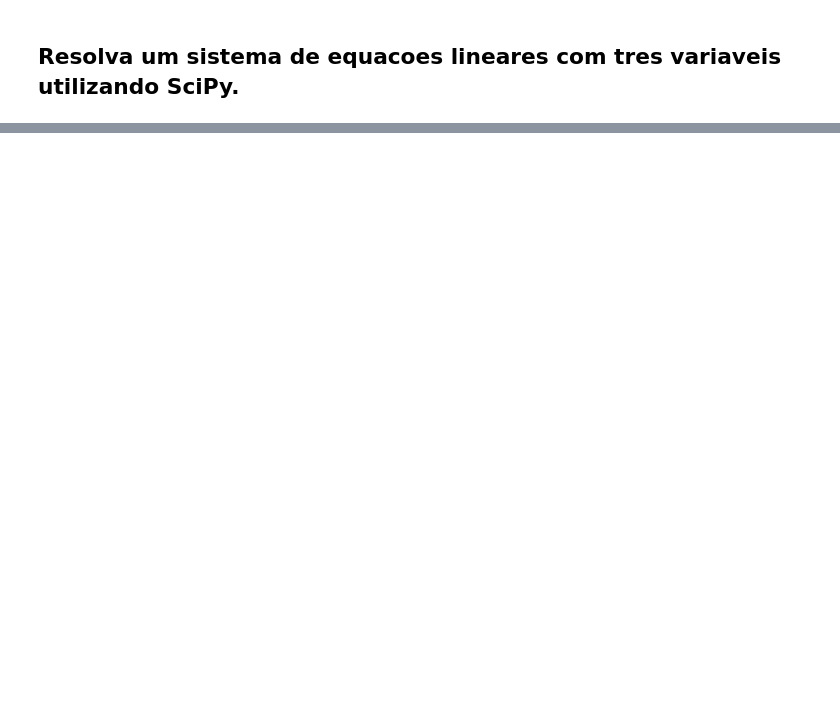
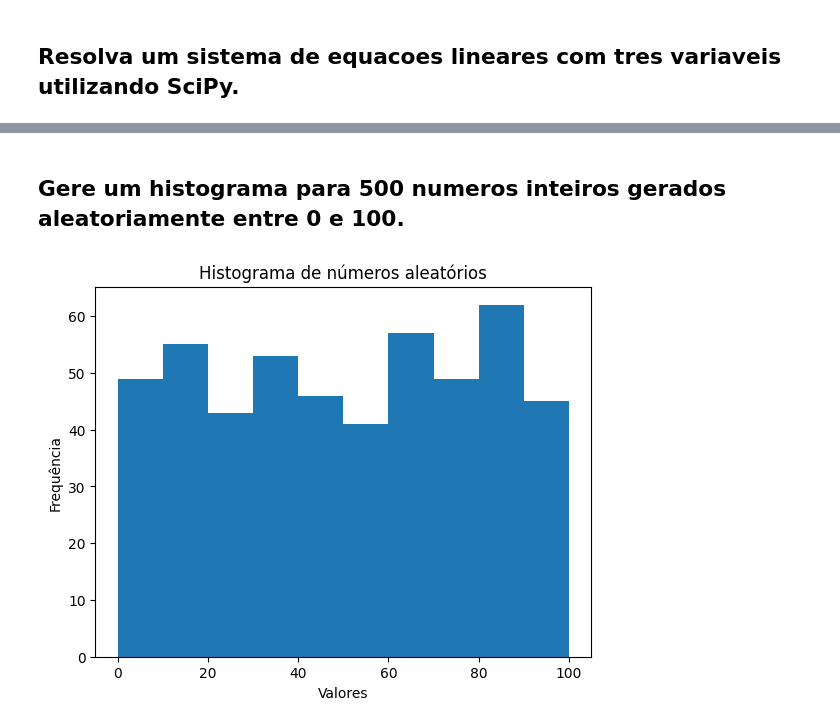
Before and after one commit to Ale-Araujo/Inteligencia_Artificial, a Jupyter notebook: Atividades de Data Science/Exercícios_Numpy___Scipy___Pandas___Matplotlib_Alexandre_Henrique_6°D__Manhã.ipynb, the cells around one changed output, grey strips where cells are left out. Drawn from its saved outputs; the diff is of its cells as text; code cells hidden in the pictures; blank space fills up the shorter version.

```diff
--- a/Atividades de Data Science/Exercícios_Numpy___Scipy___Pandas___Matplotlib_Alexandre_Henrique_6°D__Manhã.ipynb
+++ b/Atividades de Data Science/Exercícios_Numpy___Scipy___Pandas___Matplotlib_Alexandre_Henrique_6°D__Manhã.ipynb
@@ -1079,0 +1776,38 @@ print("Valor de z:", solucao[2])
+# %% [markdown]
+## Gere um histograma para 500 numeros inteiros gerados aleatoriamente entre 0 e 100.
+# %%
+import numpy as np #Usamos o numpy e batizamos para "np" para facilitar o uso de suas funções
+
+import matplotlib.pyplot as plt #Usamos o matplotlib e batizamos o pyplot para "plt" para facilitar o uso de suas funções
+
+#Usamos o "randint" do numpy para gerar números inteiros aleatórios
+#O primeiro número "0" representa o menor valor que pode ser gerado
+#O "101" representa o limite superior dos números, porém o número 101 não é incluído
+#Por isso, os números podem variar entre 0 e 100
+#O último número "500" determina que serão gerados 500 números aleatórios
+
+numeros = np.random.randint(0, 101, 500)
+
+#Usamos o "hist" do matplotlib para criar um histograma utilizando os 500 números gerados anteriormente
+
+plt.hist(numeros)
+
+#O "title" serve para adicionar um título ao nosso gráfico
+
+plt.title("Histograma de números aleatórios")
+
+#Já o "xlabel" para adicionar um nome ao eixo X do gráfico
+
+plt.xlabel("Valores")
+
+#Usamos o "ylabel" para adicionar um nome ao eixo Y do gráfico
+
+plt.ylabel("Frequência")
+
+#Por fim, usamos o "show" para exibir o nosso gráfico
+
+#(OBS: O "plt" representa o matplotlib.pyplot que importamos anteriormente)
+
+plt.show()
+# %% [output]
+[figure, added]
```
Also changed, not shown: parts of 106 cells of this notebook.
